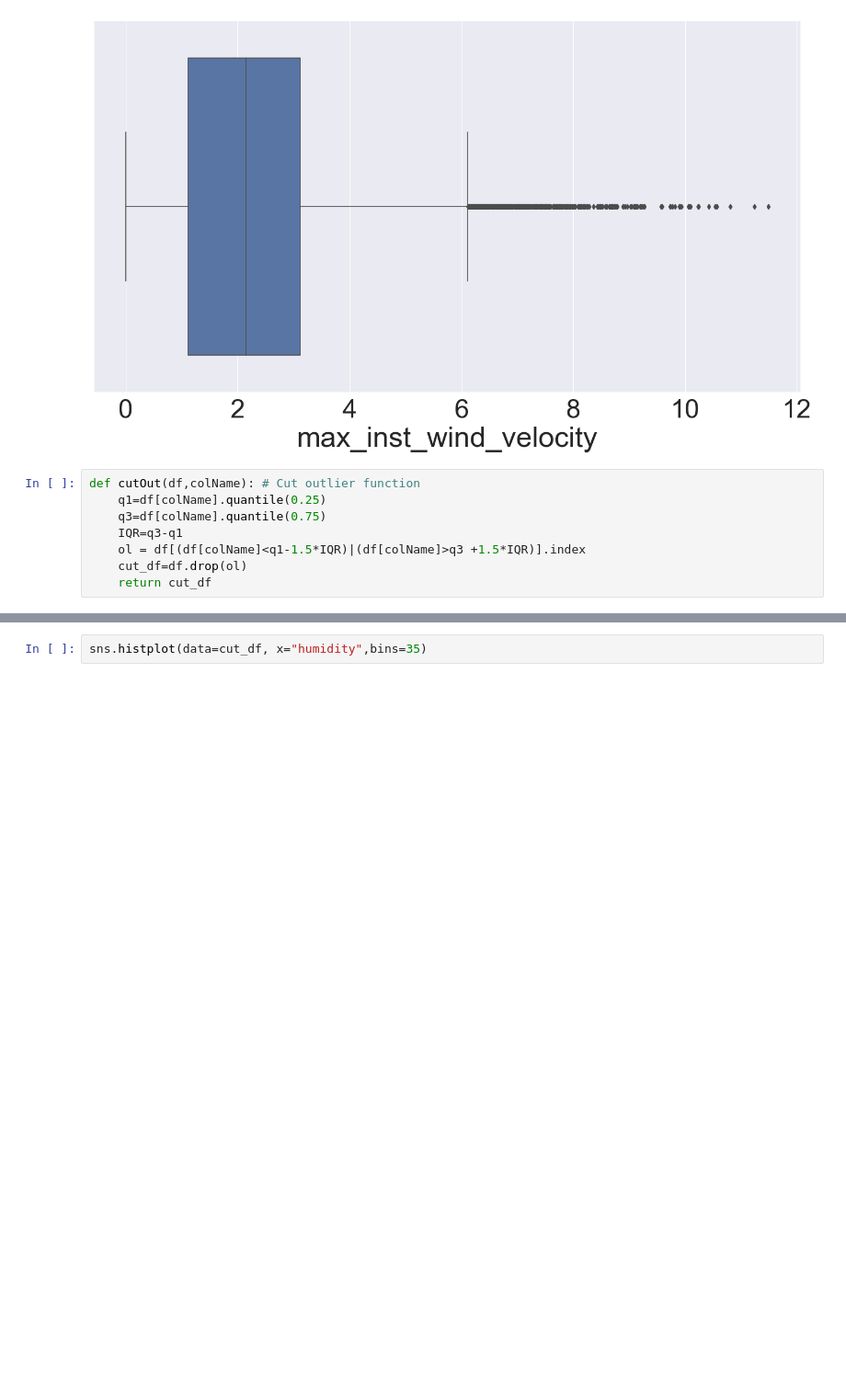
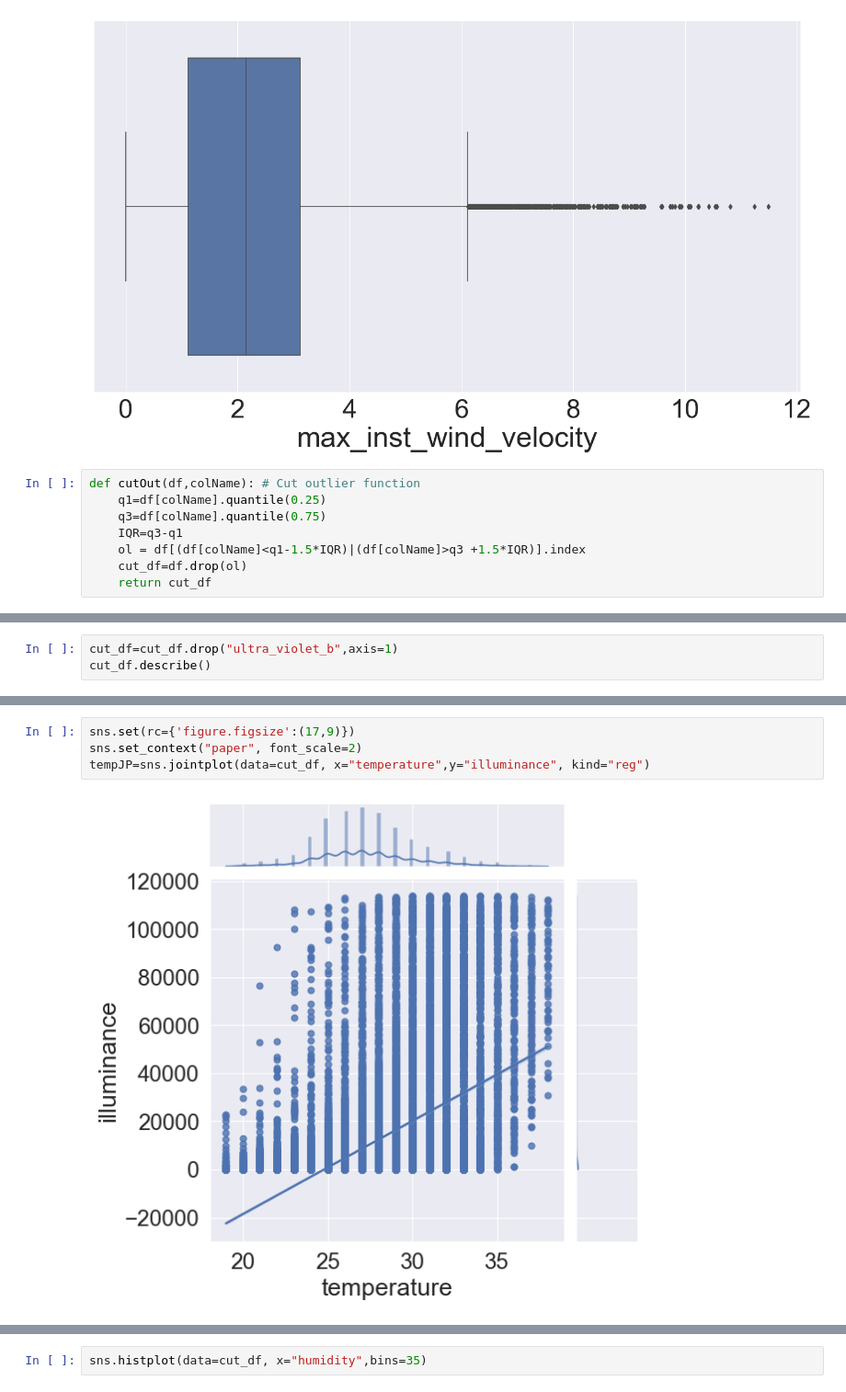
Before and after one commit to chusanapunn/SmartEnvi_AY3T2, a Jupyter notebook: smartEnviA.ipynb, the cells around one changed output, grey strips where cells are left out. Shown at 92% size. Cells and saved outputs as stored; diff of their text form; blank space fills up the shorter version.

```diff
--- a/smartEnviA.ipynb
+++ b/smartEnviA.ipynb
@@ -274,0 +264,3 @@ sns.histplot(data=cut_df, x="temperature",bins=20)
+# %%
+cut_df=cut_df.drop("ultra_violet_b",axis=1)
+cut_df.describe()
@@ -274,0 +277,6 @@ sns.histplot(data=cut_df, x="temperature",bins=20)
+# %%
+sns.set(rc={'figure.figsize':(17,9)})
+sns.set_context("paper", font_scale=2)
+tempJP=sns.jointplot(data=cut_df, x="temperature",y="illuminance", kind="reg")
+# %% [output]
+[figure, added]
```
Also changed, not shown: parts of 6 cells of this notebook.
